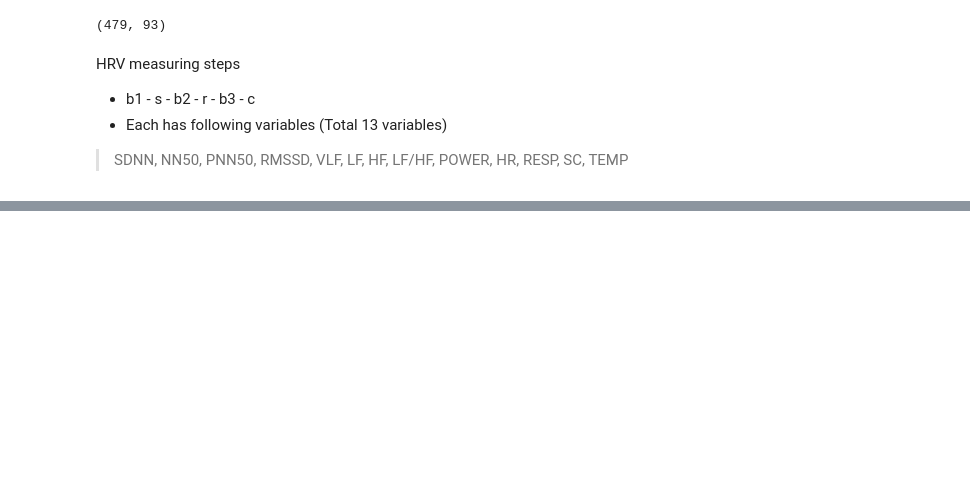
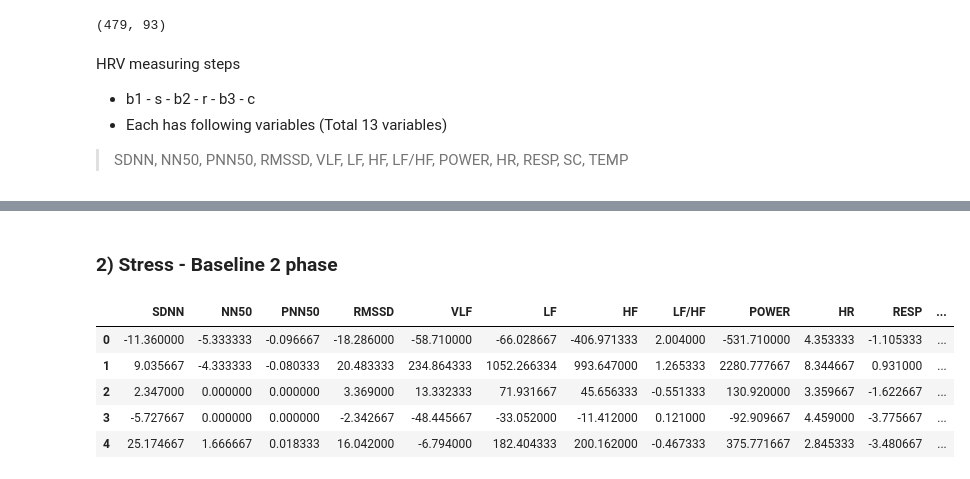
Before and after one commit to andrewyoo214/depression-pred, a Jupyter notebook: HRV_analysis.ipynb, the cells around one changed output, grey strips where cells are left out. Saved outputs shown, nothing was run; the diff lists cells and outputs as text; code cells hidden in the pictures; blank space fills up the shorter version.

```diff
--- a/HRV_analysis.ipynb
+++ b/HRV_analysis.ipynb
@@ -112,0 +121,12 @@ hrv_b1
+# %% [markdown]
+### 2) Stress - Baseline 2 phase
+# %%
+hrv_s_b2_sub = hrv_s_rename - hrv_b2_rename
+hrv_s_b2_sub.head()
+# %% [output]
+|  | SDNN | NN50 | PNN50 | RMSSD | VLF | LF | HF | LF/HF | POWER | HR | RESP | ... |
+| 0 | -11.360000 | -5.333333 | -0.096667 | -18.286000 | -58.710000 | -66.028667 | -406.971333 | 2.004000 | -531.710000 | 4.353333 | -1.105333 | ... |
+| 1 | 9.035667 | -4.333333 | -0.080333 | 20.483333 | 234.864333 | 1052.266334 | 993.647000 | 1.265333 | 2280.777667 | 8.344667 | 0.931000 | ... |
+| 2 | 2.347000 | 0.000000 | 0.000000 | 3.369000 | 13.332333 | 71.931667 | 45.656333 | -0.551333 | 130.920000 | 3.359667 | -1.622667 | ... |
+| 3 | -5.727667 | 0.000000 | 0.000000 | -2.342667 | -48.445667 | -33.052000 | -11.412000 | 0.121000 | -92.909667 | 4.459000 | -3.775667 | ... |
+| 4 | 25.174667 | 1.666667 | 0.018333 | 16.042000 | -6.794000 | 182.404333 | 200.162000 | -0.467333 | 375.771667 | 2.845333 | -3.480667 | ... |
```
Also changed, not shown: parts of 63 cells of this notebook.
